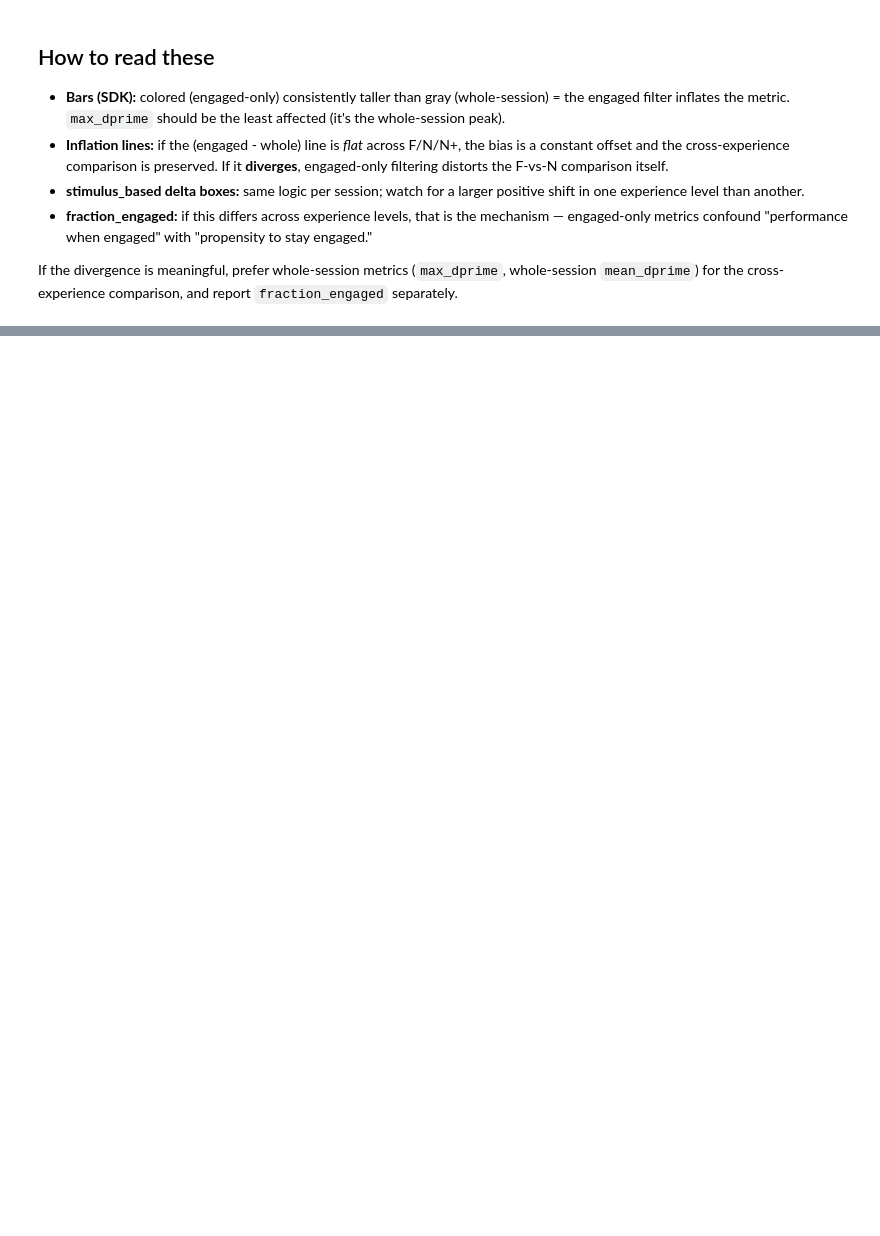
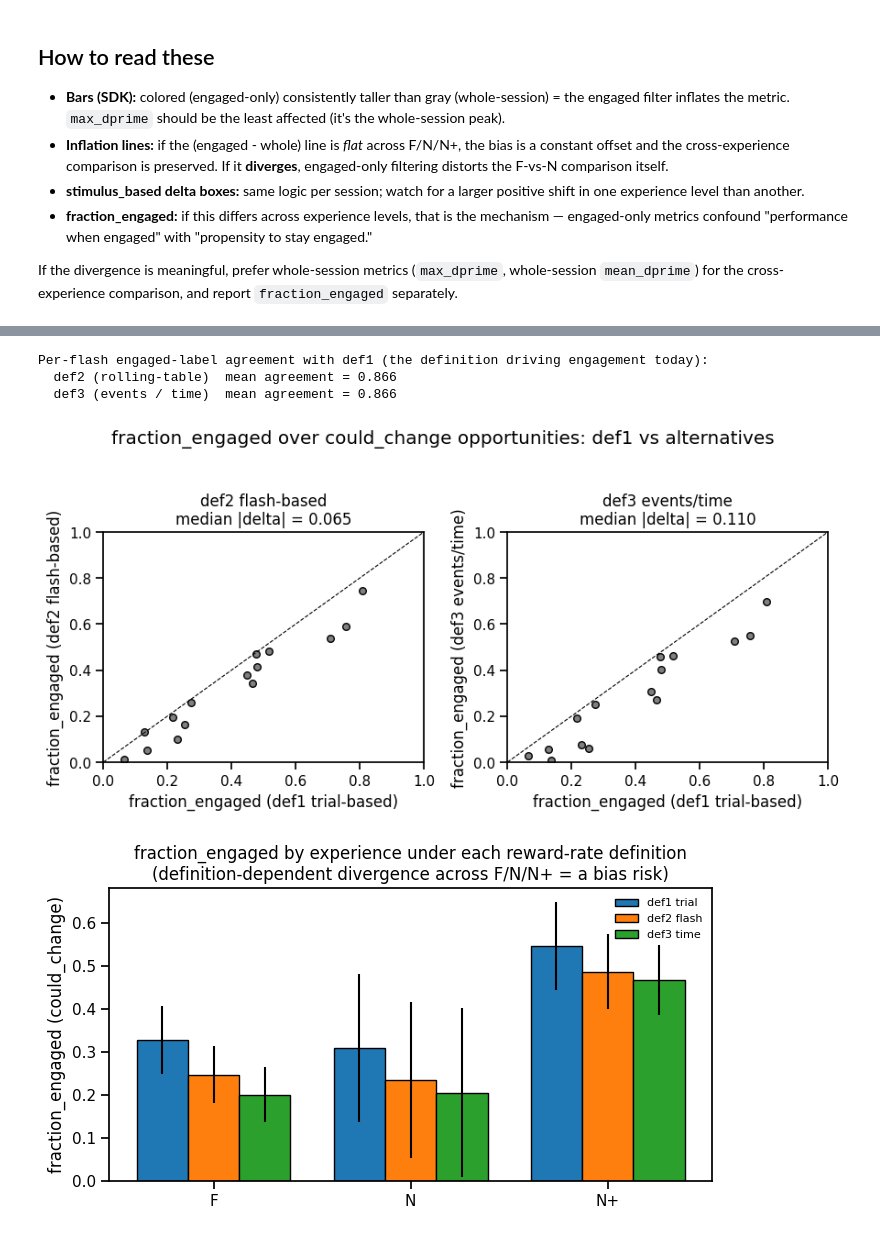
Before and after one commit to AllenInstitute/visual_behavior_analysis, a Jupyter notebook: notebooks/platform_paper_figures/engagement_stats_audit.ipynb, the cells around one changed output, grey strips where cells are left out. Cells and saved outputs as stored; diff of their text form; code cells hidden in the pictures; blank space fills up the shorter version.

```diff
--- a/notebooks/platform_paper_figures/engagement_stats_audit.ipynb
+++ b/notebooks/platform_paper_figures/engagement_stats_audit.ipynb
@@ -218,0 +1005,44 @@ for the cross-experience comparison, and report `fraction_engaged` separately.
+# %%
+# --- across sessions: agreement with def1, paired scatter, and fraction_engaged by experience ---
+print('Per-flash engaged-label agreement with def1 (the definition driving engagement today):')
+print('  def2 (rolling-table)  mean agreement = %.3f' % rr_compare['agree_def2_vs_def1'].mean())
+print('  def3 (events / time)  mean agreement = %.3f' % rr_compare['agree_def3_vs_def1'].mean())
+
+# (a) fraction_engaged over could_change opportunities: def1 vs each alternative
+fig, axes = plt.subplots(1, 2, figsize=(9, 4.2))
+for ax, d, lbl in zip(axes, (2, 3), ('def2 flash-based', 'def3 events/time')):
+    x, y = rr_compare['fe_couldchange_def1'], rr_compare['fe_couldchange_def%d' % d]
+    ax.scatter(x, y, c='gray', edgecolor='k', s=30)
+    ax.plot([0, 1], [0, 1], 'k--', lw=0.8)
+    ax.set_xlim(0, 1); ax.set_ylim(0, 1)
+    ax.set_xlabel('fraction_engaged (def1 trial-based)')
+    ax.set_ylabel('fraction_engaged (%s)' % lbl)
+    ax.set_title('%s\nmedian |delta| = %.3f' % (lbl, (y - x).abs().median()))
+plt.suptitle('fraction_engaged over could_change opportunities: def1 vs alternatives', y=1.03)
+plt.tight_layout(); plt.show()
+
+# (b) mean fraction_engaged by experience level under each definition
+defs = ['fe_couldchange_def1', 'fe_couldchange_def2', 'fe_couldchange_def3']
+labels = ['def1 trial', 'def2 flash', 'def3 time']
+order = _order(rr_compare['experience_level'].dropna().unique())
+if order:
+    means = rr_compare.groupby('experience_level')[defs].mean().reindex(order)
+    sems = rr_compare.groupby('experience_level')[defs].sem().reindex(order)
+    x = np.arange(len(order)); bw = 0.26
+    fig, ax = plt.subplots(figsize=(7, 4))
+    for i, (col, lbl) in enumerate(zip(defs, labels)):
+        ax.bar(x + (i - 1) * bw, means[col].values, bw, yerr=sems[col].values, label=lbl, edgecolor='k')
+    ax.set_xticks(x); ax.set_xticklabels(_short(order))
+    ax.set_ylabel('fraction_engaged (could_change)')
+    ax.set_title('fraction_engaged by experience under each reward-rate definition\n'
+                 '(definition-dependent divergence across F/N/N+ = a bias risk)')
+    ax.legend(fontsize=8, frameon=False)
+    plt.tight_layout(); plt.show()
+else:
+    print('no experience_level labels available for the sampled sessions')
+# %% [output]
+Per-flash engaged-label agreement with def1 (the definition driving engagement today):
+  def2 (rolling-table)  mean agreement = 0.866
+  def3 (events / time)  mean agreement = 0.866
+[figure, added]
+[figure, added]
```
Also changed, not shown: parts of 35 cells of this notebook, 7 other files.
